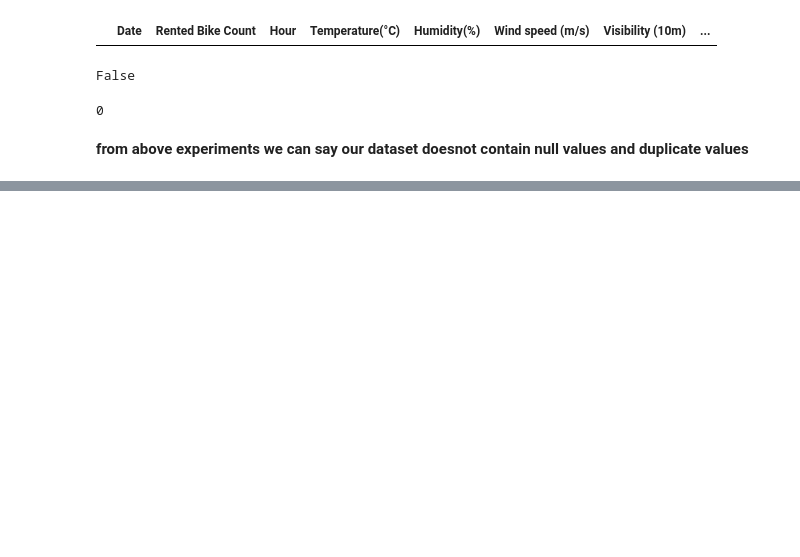
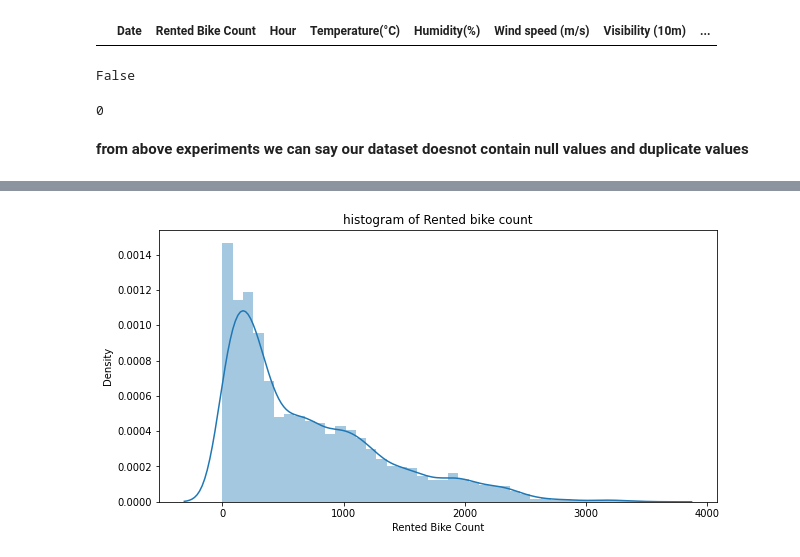
Before and after one commit to avanish04/Bike-Sharing-Demand-Prediction---Capstone-Project, a Jupyter notebook: Bike_Sharing_Demand_Prediction_Capstone_Project.ipynb, the cells around one changed output, grey strips where cells are left out. Saved outputs shown, nothing was run; the diff lists cells and outputs as text; code cells hidden in the pictures; blank space fills up the shorter version.

```diff
--- a/Bike_Sharing_Demand_Prediction_Capstone_Project.ipynb
+++ b/Bike_Sharing_Demand_Prediction_Capstone_Project.ipynb
@@ -146,0 +152,2 @@ and duplicate values**
+# %%
+df=demand_df.copy()
@@ -146,0 +170,7 @@ and duplicate values**
+# %%
+# histogram of bike count
+plt.rcParams['figure.figsize'] = (10, 5)
+plt.title('histogram of Rented bike count')
+ax=sns.distplot(df['Rented Bike Count'] )
+# %% [output]
+[figure, added]
```
Also changed, not shown: parts of 30 cells of this notebook.
